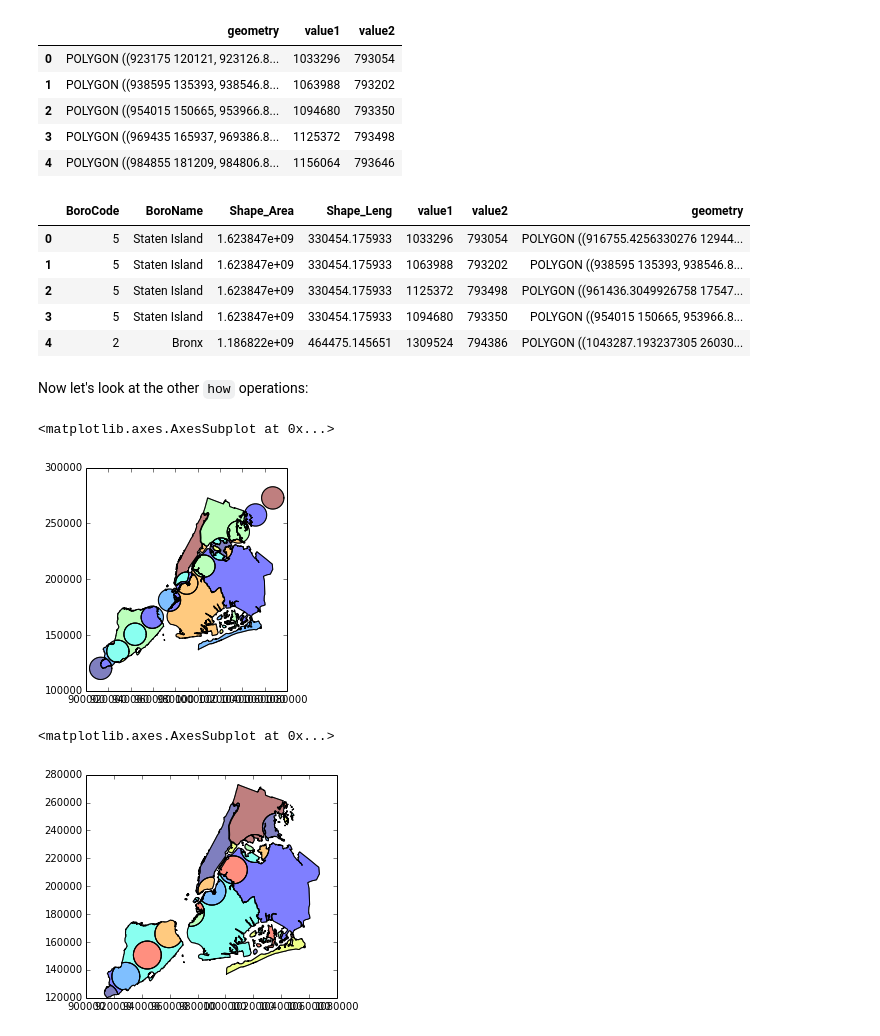
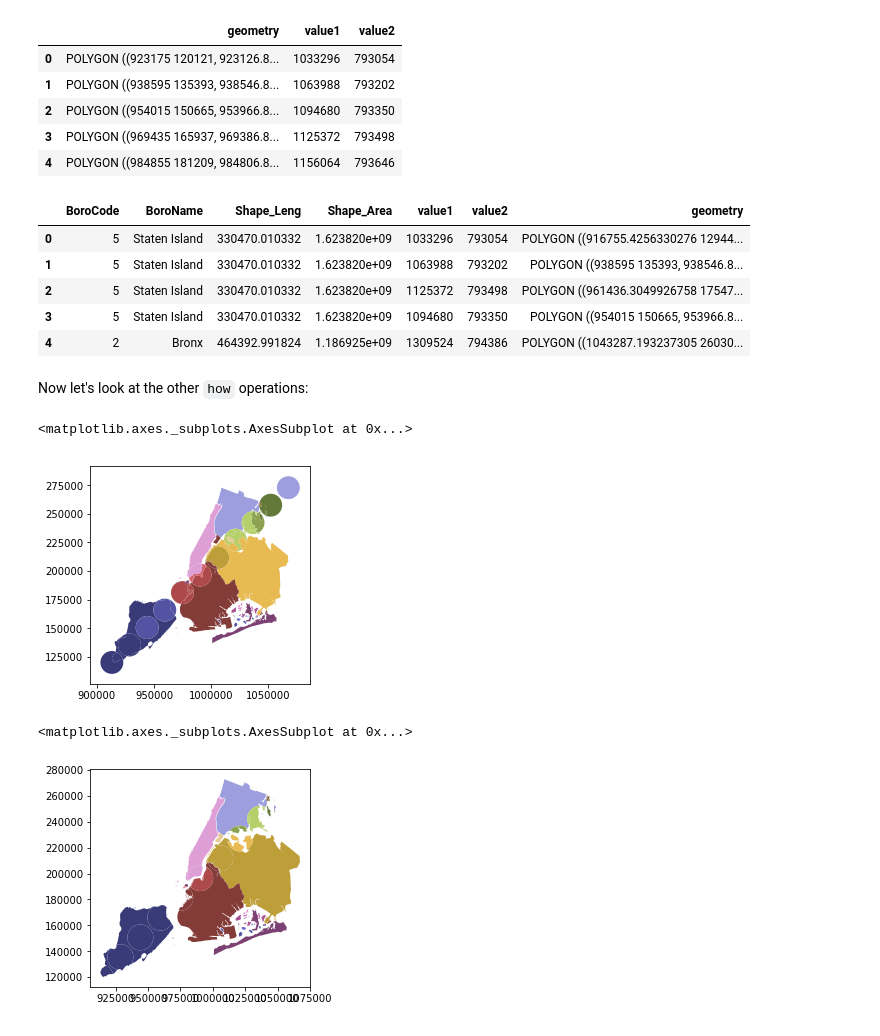
Before and after one commit to geopandas/geopandas, a Jupyter notebook: examples/overlays.ipynb, the cells around one changed output. Drawn from its saved outputs; the diff is of its cells as text; code cells hidden in the pictures.

```diff
--- a/examples/overlays.ipynb
+++ b/examples/overlays.ipynb
@@ -16,22 +16,21 @@ Image(url="http://docs.qgis.org/testing/en/_images/overlay_operations.png")
 Now we can load up two GeoDataFrames containing (multi)polygon geometries...
 # %%
 %matplotlib inline
-import os
 from shapely.geometry import Point
-from geopandas import GeoDataFrame, read_file
+from geopandas import datasets, GeoDataFrame, read_file
 from geopandas.tools import overlay
 
 # NYC Boros
-zippath = os.path.abspath('../examples/nybb_14aav.zip')
-polydf = read_file('/nybb_14a_av/nybb.shp', vfs='zip://' + zippath)
+zippath = datasets.get_path('nybb')
+polydf = read_file(zippath)
 
 # Generate some circles
 b = [int(x) for x in polydf.total_bounds]
 N = 10
 polydf2 = GeoDataFrame([
-    {'geometry' : Point(x, y).buffer(10000), 'value1': x + y, 'value2': x - y}
-    for x, y in zip(range(b[0], b[2], int((b[2]-b[0])/N)),
-                    range(b[1], b[3], int((b[3]-b[1])/N)))])
+    {'geometry': Point(x, y).buffer(10000), 'value1': x + y, 'value2': x - y}
+    for x, y in zip(range(b[0], b[2], int((b[2] - b[0]) / N)),
+                    range(b[1], b[3], int((b[3] - b[1]) / N)))])
 # %% [markdown]
 The first dataframe contains multipolygons of the NYC boros
 # %%
@@ -92,25 +91,25 @@ polydf2.head()
 # %%
 newdf.head()
 # %% [output]
-|  | BoroCode | BoroName | Shape_Area | Shape_Leng | value1 | value2 | geometry |
-| 0 | 5 | Staten Island | 1.623847e+09 | 330454.175933 | 1033296 | 793054 | POLYGON ((916755.4256330276 12944... |
-| 1 | 5 | Staten Island | 1.623847e+09 | 330454.175933 | 1063988 | 793202 | POLYGON ((938595 135393, 938546.8... |
-| 2 | 5 | Staten Island | 1.623847e+09 | 330454.175933 | 1125372 | 793498 | POLYGON ((961436.3049926758 17547... |
-| 3 | 5 | Staten Island | 1.623847e+09 | 330454.175933 | 1094680 | 793350 | POLYGON ((954015 150665, 953966.8... |
-| 4 | 2 | Bronx | 1.186822e+09 | 464475.145651 | 1309524 | 794386 | POLYGON ((1043287.193237305 26030... |
+|  | BoroCode | BoroName | Shape_Leng | Shape_Area | value1 | value2 | geometry |
+| 0 | 5 | Staten Island | 330470.010332 | 1.623820e+09 | 1033296 | 793054 | POLYGON ((916755.4256330276 12944... |
+| 1 | 5 | Staten Island | 330470.010332 | 1.623820e+09 | 1063988 | 793202 | POLYGON ((938595 135393, 938546.8... |
+| 2 | 5 | Staten Island | 330470.010332 | 1.623820e+09 | 1125372 | 793498 | POLYGON ((961436.3049926758 17547... |
+| 3 | 5 | Staten Island | 330470.010332 | 1.623820e+09 | 1094680 | 793350 | POLYGON ((954015 150665, 953966.8... |
+| 4 | 2 | Bronx | 464392.991824 | 1.186925e+09 | 1309524 | 794386 | POLYGON ((1043287.193237305 26030... |
 # %% [markdown]
 Now let's look at the other `how` operations:
 # %%
 newdf = overlay(polydf, polydf2, how="union")
-newdf.plot()
+newdf.plot(cmap='tab20b')
 # %% [output]
-<matplotlib.axes.AxesSubplot at 0x...>
+<matplotlib.axes._subplots.AxesSubplot at 0x...>
-[figure, old version]
+[figure, new version]
 # %%
 newdf = overlay(polydf, polydf2, how="identity")
-newdf.plot()
+newdf.plot(cmap='tab20b')
 # %% [output]
-<matplotlib.axes.AxesSubplot at 0x...>
+<matplotlib.axes._subplots.AxesSubplot at 0x...>
-[figure, old version]
+[figure, new version]
 # %%
 newdf = overlay(polydf, polydf2, how="symmetric_difference")
```
Also changed, not shown: parts of 7 cells of this notebook, 3 other files.
